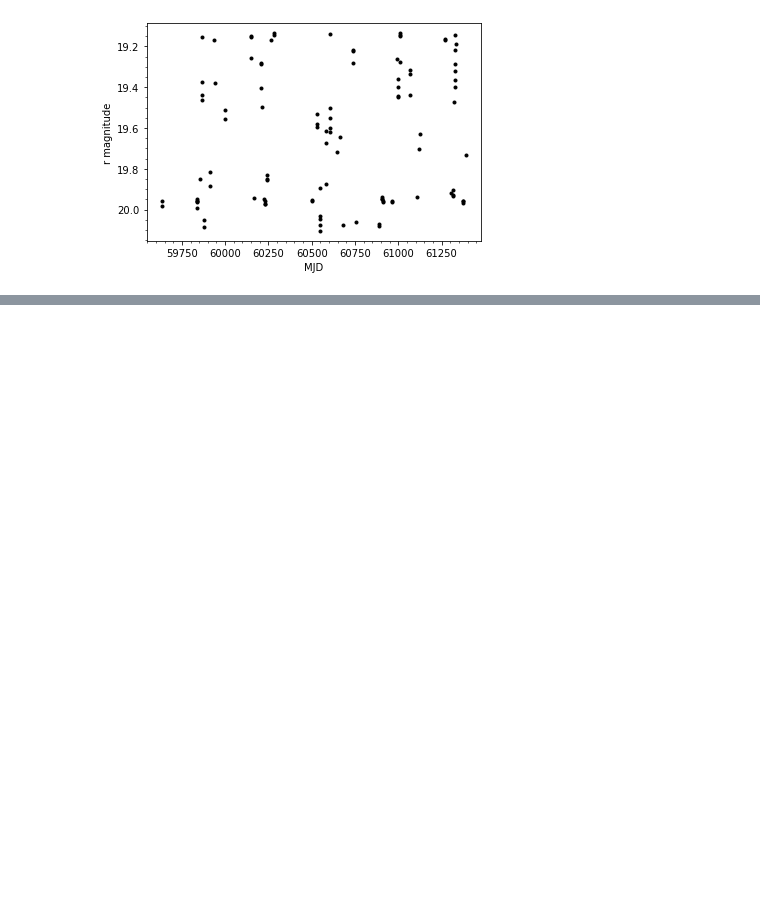
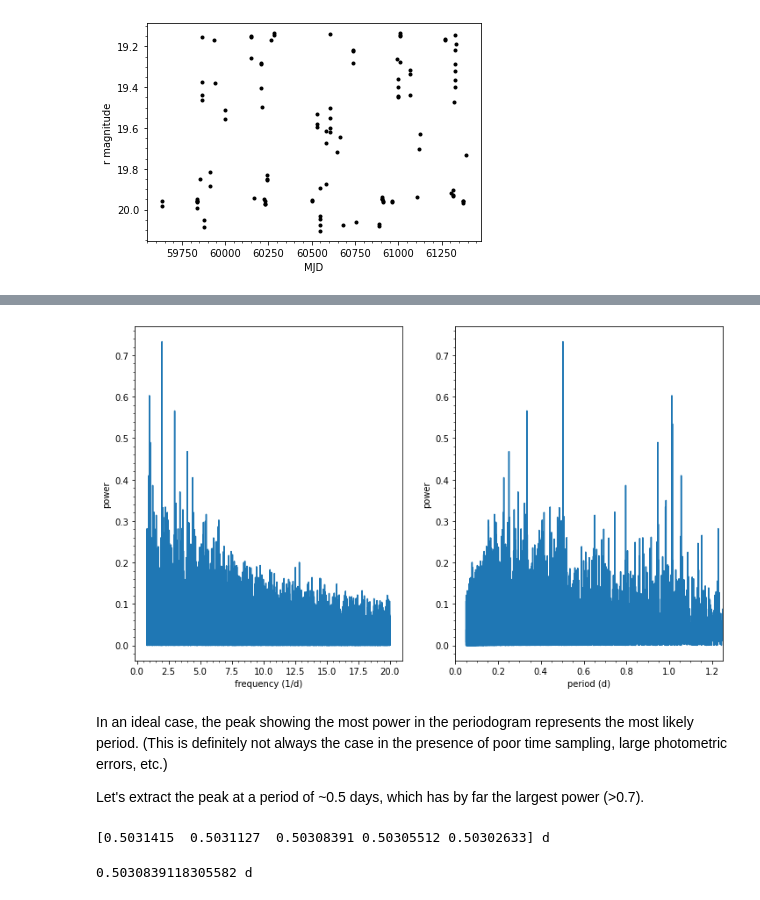
Before and after one commit to rubin-dp0/tutorial-notebooks, a Jupyter notebook: 09_Single_Star_Lightcurve_with_Butler.ipynb, the cells around one changed output, grey strips where cells are left out. Saved outputs shown, nothing was run; the diff lists cells and outputs as text; code cells hidden in the pictures; blank space fills up the shorter version.

Commit message:
Add periodogram and phase lightcurve.

```diff
--- a/09_Single_Star_Lightcurve_with_Butler.ipynb
+++ b/09_Single_Star_Lightcurve_with_Butler.ipynb
@@ -272,0 +279,56 @@ plt.show()
+# %%
+# Make arrays with units attached:
+
+mjd_days = np.array(tab_timeseries['mjd']) * u.day
+mags = np.array(tab_timeseries['mag']) * u.mag
+
+# The Lomb-Scargle periodogram returns the power at different frequencies.
+
+# Because we're sure this is an RR Lyrae star, its period must be between ~0.2-0.9 days.
+# We will use the min/max frequency settings to limit our period search to 0.05-1.25 days.
+
+min_freq_search = 1.0/(1.25 * u.day)
+max_freq_search = 1.0/(0.05 * u.day)
+
+# frequency, power = LombScargle(mjd_days, mags).autopower()
+frequency, power = LombScargle(mjd_days, mags).autopower(minimum_frequency=min_freq_search,\
+                                                         maximum_frequency=max_freq_search)
+# %%
+# Plot the frequency spectrum:
+fig, ax = plt.subplots(1, 2, figsize=(12, 7))
+
+plt.sca(ax[0])  # set the first axis as current
+
+plt.plot(frequency, power)
+plt.minorticks_on()
+plt.xlabel('frequency (1/d)')
+plt.ylabel('power')
+
+plt.sca(ax[1])  # set the second axis as current
+plt.plot(1/frequency, power)
+plt.minorticks_on()
+plt.xlim(0, 1.25)
+plt.xlabel('period (d)')
+plt.ylabel('power')
+plt.show()
+# %% [output]
+[figure, added]
+# %% [markdown]
+In an ideal case, the peak showing the most power in the periodogram represents the most likely period. (This is definitely not always the case in the presence of poor time sampling, large photometric errors, etc.)
+
+Let's extract the peak at a period of ~0.5 days, which has by far the largest power (>0.7).
+# %%
+# Select power>0.4 and period (or 1/frequency) within 0.1 days of 0.5.
+select_peak = (power > 0.4) & (np.abs(0.5-(1/frequency.value)) < 0.1)
+
+print(1/frequency[select_peak])
+# %% [output]
+[0.5031415  0.5031127  0.50308391 0.50305512 0.50302633] d
+# %%
+# Since there are multiple points satisfying the condition, we will take the
+#   mean of their periods as the "best" period.
+
+best_period = np.mean(1/frequency[select_peak])
+print(best_period)
+# %% [output]
+0.5030839118305582 d
```
Also changed, not shown: parts of 13 cells of this notebook.
